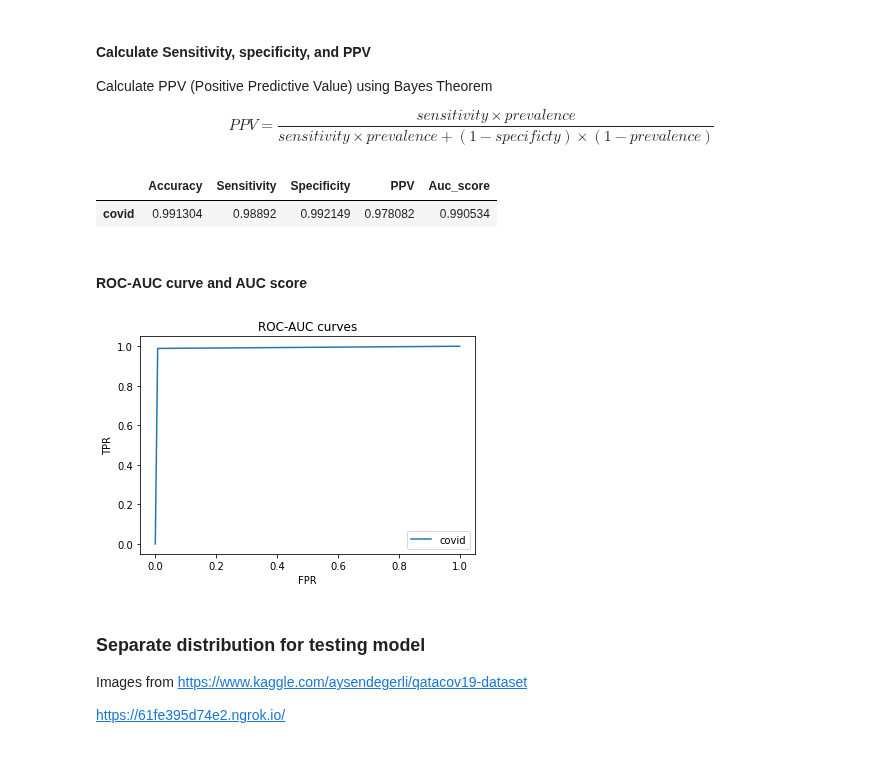
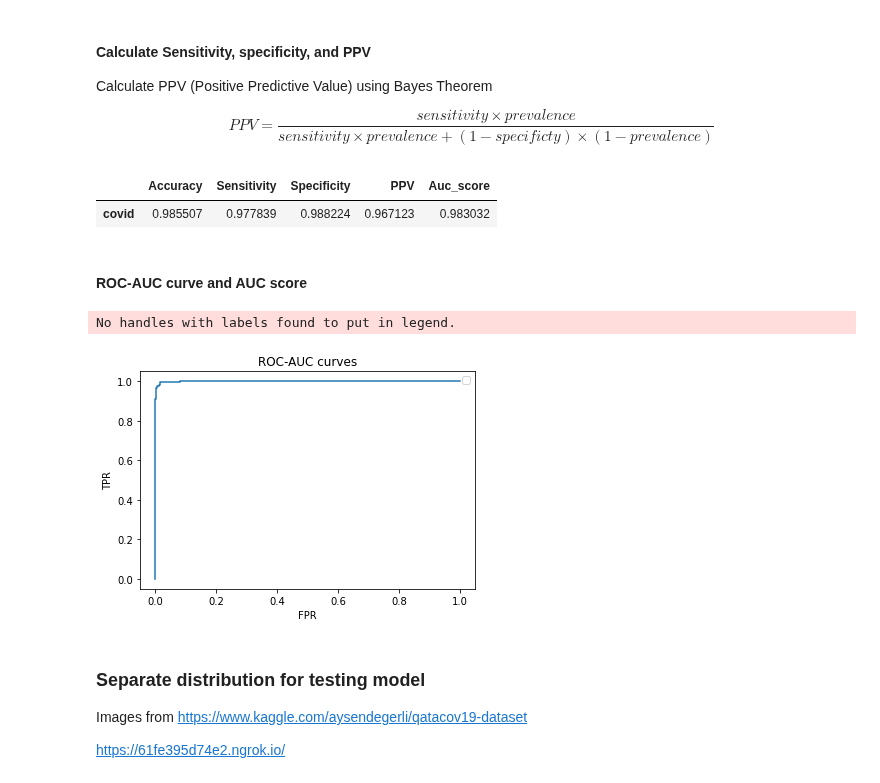
Before and after one commit to karencfisher/COVID19, a Jupyter notebook: notebooks/covidradio_weighted_densenet.ipynb, the cells around one changed output. Drawn from its saved outputs; the diff is of its cells as text; code cells hidden in the pictures.

```diff
--- a/notebooks/covidradio_weighted_densenet.ipynb
+++ b/notebooks/covidradio_weighted_densenet.ipynb
@@ -233,8 +232,8 @@ Accuracy Score = 99.0%
 # %%
 y_true = np.array(valid_gen.classes)
 y_true = np.expand_dims(y_true, axis=1)
-y_pred = model.predict(valid_gen, verbose=1)
-y_pred = y_pred > 0.5
+y_raw_pred = model.predict(valid_gen, verbose=1)
+y_pred = y_raw_pred > 0.5
 y_pred = y_pred.astype(np.uint8)
 
 cf = confusion_matrix(y_true, y_pred)
@@ -255,20 +254,21 @@ metrix_df, roc_curves = util.model_metrics(y_true, y_pred, labels)
 metrix_df
 # %% [output]
 |  | Accuracy | Sensitivity | Specificity | PPV | Auc_score |
-| covid | 0.991304 | 0.98892 | 0.992149 | 0.978082 | 0.990534 |
+| covid | 0.985507 | 0.977839 | 0.988224 | 0.967123 | 0.983032 |
 # %% [markdown]
 #### ROC-AUC curve and AUC score
 # %%
 
-for i, curve in enumerate(roc_curves):
-  plt.plot(curve[0], curve[1], label=labels[i])
+fpr, tpr, _ = roc_curve(y_true, y_raw_pred)
+plt.plot(fpr, tpr)
 plt.xlabel("FPR")
 plt.ylabel("TPR")
 plt.title(f'ROC-AUC curves')
 plt.legend()
 plt.show()
 # %% [output]
+No handles with labels found to put in legend.
-[figure, old version]
+[figure, new version]
 # %% [markdown]
 ### Separate distribution for testing model
 
```
Also changed, not shown: parts of 9 cells of this notebook.
